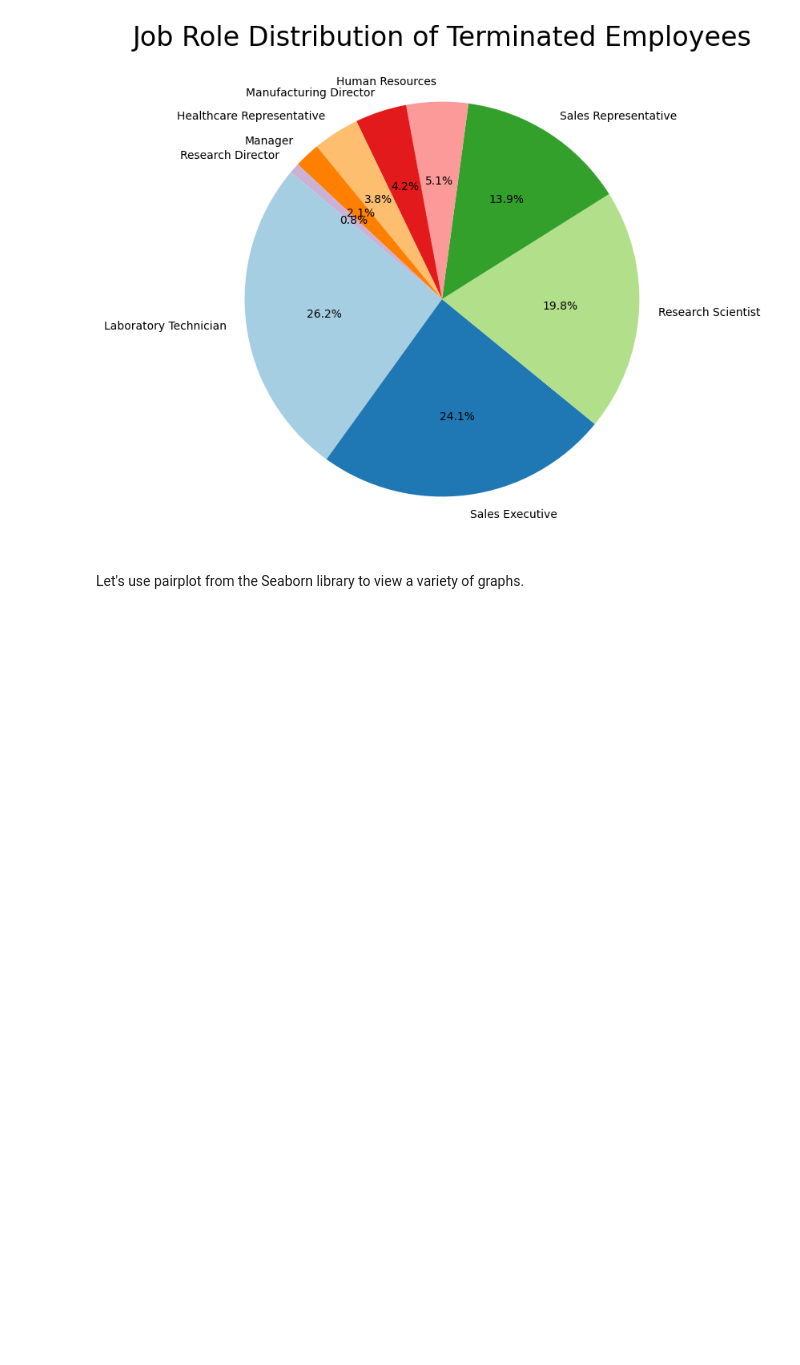
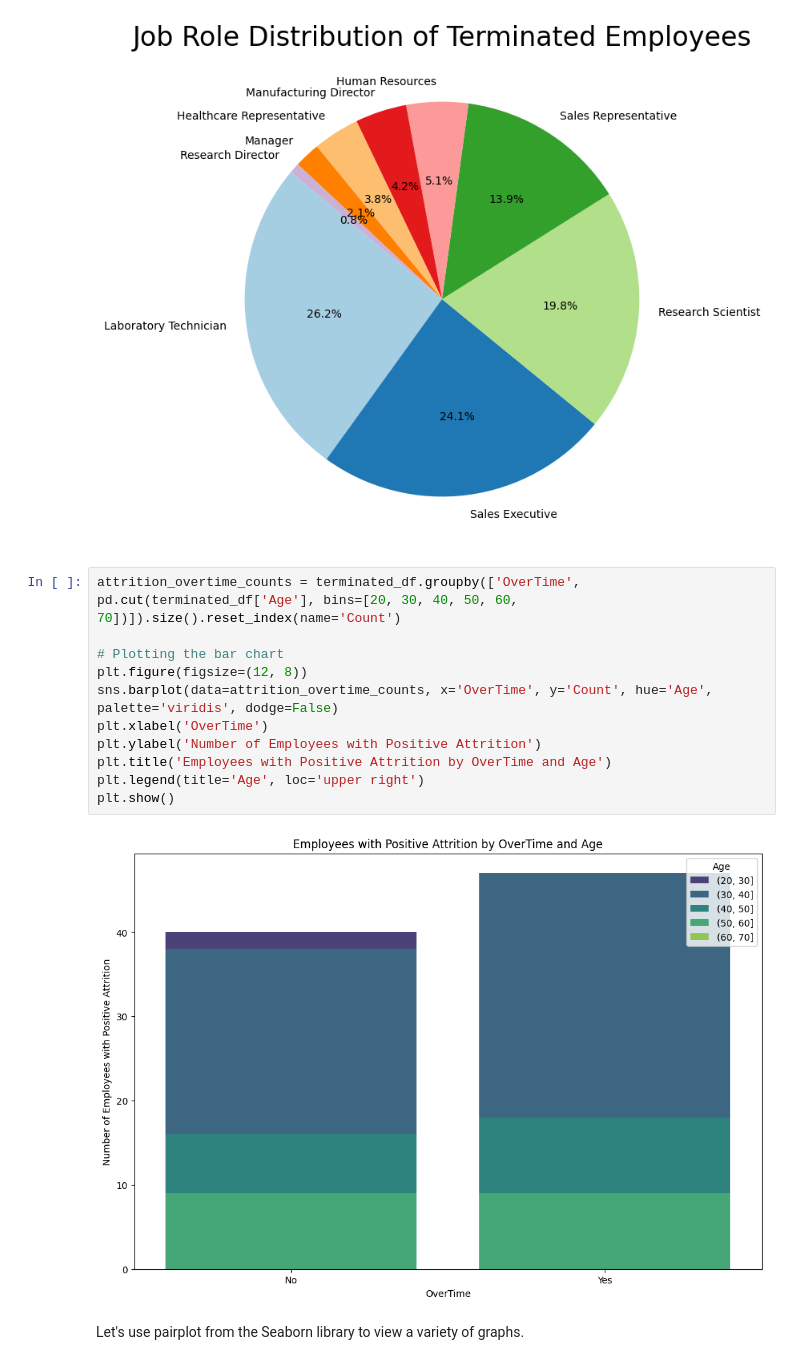
Before and after one commit to byrdwcrawford/HR_Analytics, a Jupyter notebook: HR_Model_Final.ipynb, the cells around one changed output. Saved outputs shown, nothing was run; the diff lists cells and outputs as text; blank space fills up the shorter version.

```diff
--- a/HR_Model_Final.ipynb
+++ b/HR_Model_Final.ipynb
@@ -454,6 +454,19 @@ plt.title('Job Role Distribution of Terminated Employees', fontsize=24)
 plt.show()
 # %% [output]
 [figure]
+# %%
+attrition_overtime_counts = terminated_df.groupby(['OverTime', pd.cut(terminated_df['Age'], bins=[20, 30, 40, 50, 60, 70])]).size().reset_index(name='Count')
+
+# Plotting the bar chart
+plt.figure(figsize=(12, 8))
+sns.barplot(data=attrition_overtime_counts, x='OverTime', y='Count', hue='Age', palette='viridis', dodge=False)
+plt.xlabel('OverTime')
+plt.ylabel('Number of Employees with Positive Attrition')
+plt.title('Employees with Positive Attrition by OverTime and Age')
+plt.legend(title='Age', loc='upper right')
+plt.show()
+# %% [output]
+[figure, added]
 # %% [markdown]
 Let's use pairplot from the Seaborn library to view a variety of graphs.
 # %%
```
Also changed, not shown: parts of 10 cells of this notebook, 4 other files.
